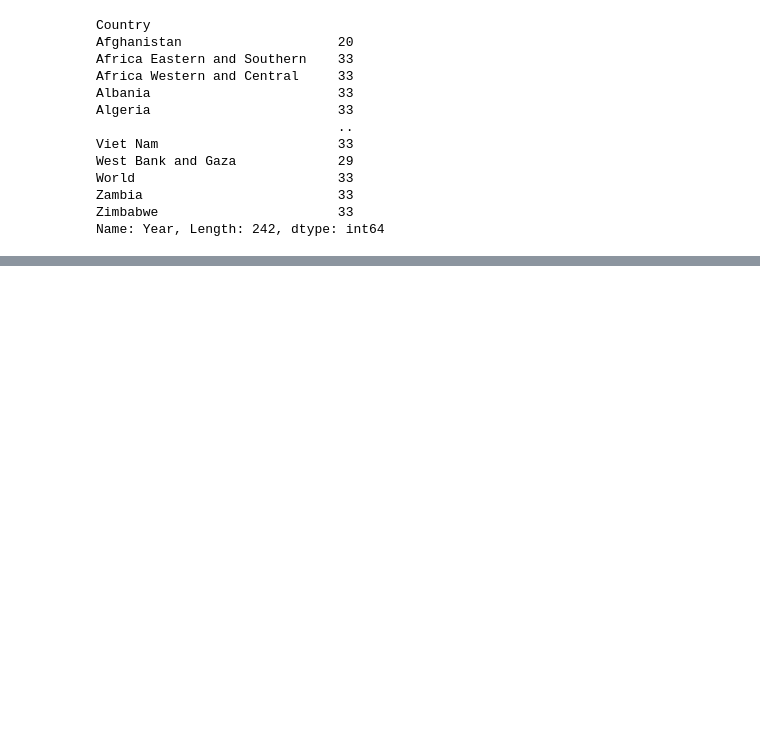
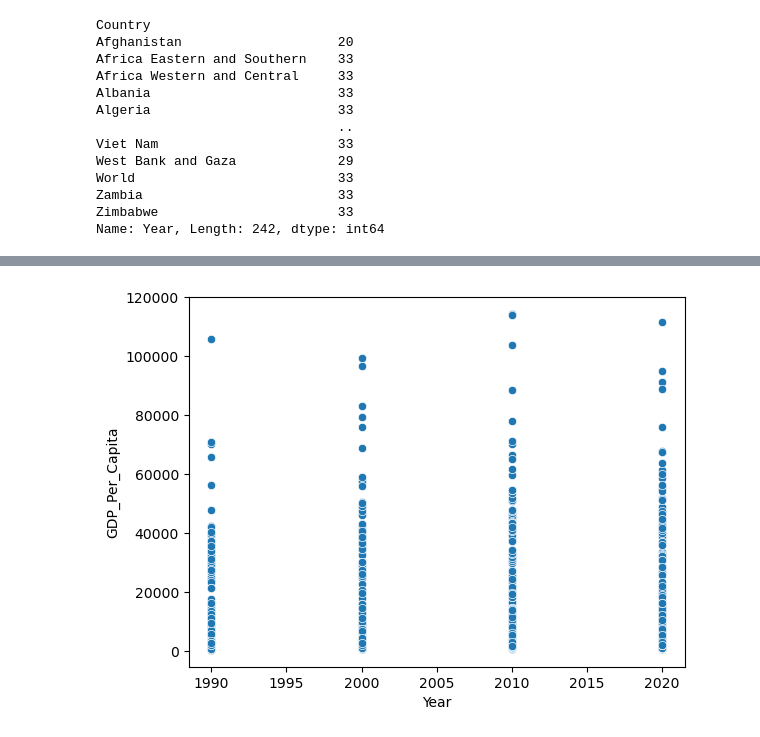
Before and after one commit to NSS-Data-Analytics-Cohort-10/gdp-and-internet-usage-HTMIV, a Jupyter notebook: Notebooks/Percapita.ipynb, the cells around one changed output, grey strips where cells are left out. Saved outputs shown, nothing was run; the diff lists cells and outputs as text; code cells hidden in the pictures; blank space fills up the shorter version.

```diff
--- a/Notebooks/Percapita.ipynb
+++ b/Notebooks/Percapita.ipynb
@@ -144,0 +165,4 @@ print(median_gdp.GDP_Per_Capita.median())
+# %%
+sns.scatterplot(data = gdp_decades, x = "Year", y = "GDP_Per_Capita");
+# %% [output]
+[figure, added]
```
Also changed, not shown: parts of 25 cells of this notebook.
